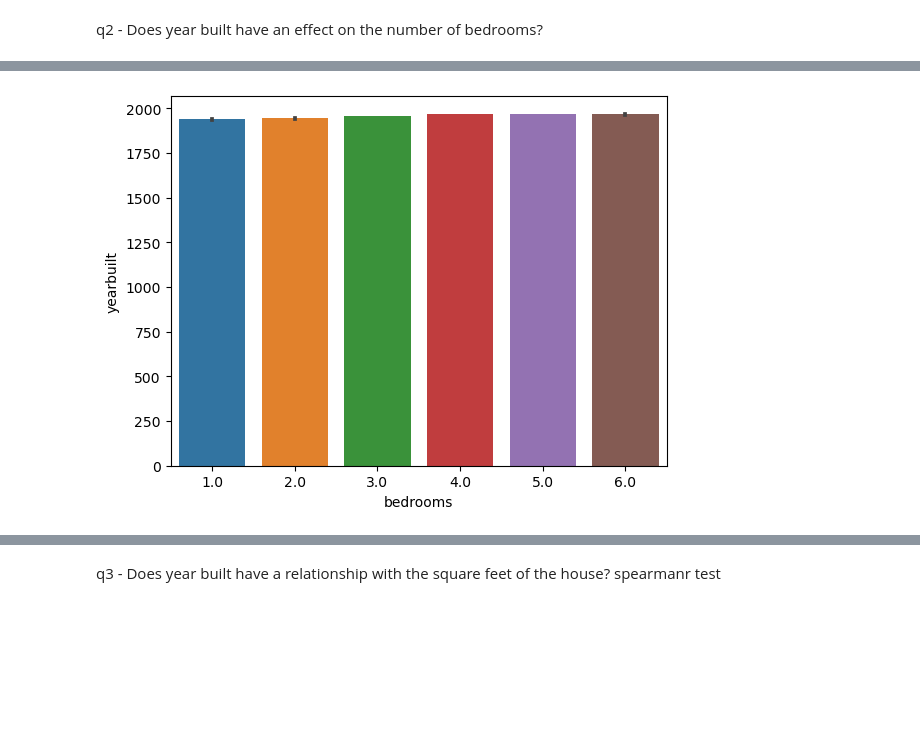
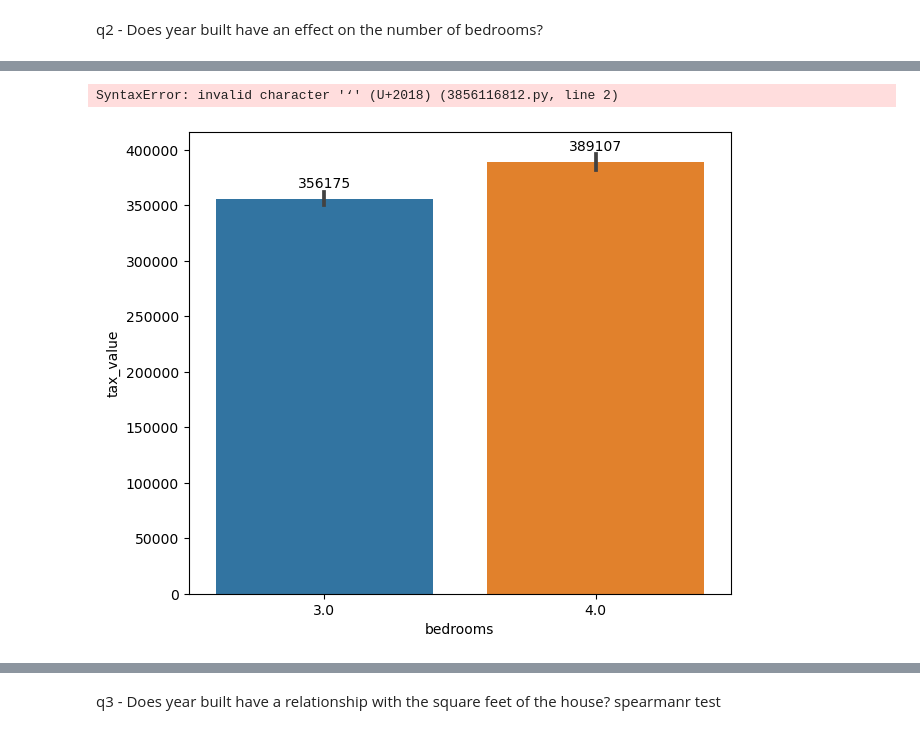
Before and after one commit to shawn-brown12/regression_project, a Jupyter notebook: workbook1.ipynb, the cells around one changed output, grey strips where cells are left out. Drawn from its saved outputs; the diff is of its cells as text; code cells hidden in the pictures; blank space fills up the shorter version.

```diff
--- a/workbook1.ipynb
+++ b/workbook1.ipynb
@@ -75,6 +75,6 @@ dtype: int64
 # %%
 df = prepare.prep_zillow(df)
 # %%
-cols = ['bedrooms', 'bathrooms', 'sqft', 'yearbuilt', 'fips']
+cols = ['bedrooms', 'bathrooms', 'sqft', 'year_built', 'fips']
 # %%
-prepare.remove_outliers(df, 2.25, cols)
+df = prepare.remove_outliers(df, 1, cols)
@@ -152,6 +154,17 @@ sns.lmplot(x='bedrooms', y='yearbuilt', data=train)
+# %%
+fig, ax = plt.subplots(figsize=(10,7))
+bplot = sns.barplot(x=‘model’,y=‘rmse’, data=rmse_df.sort_values(‘rmse’))
+plt.ylabel(‘RMSE’)
+plt.xlabel(‘Model’)
+plt.title(‘RMSE for Each Tested Model’)
+plt.ylim(0, 250000)
+ax.bar_label(bplot.containers[0], padding= 6)
+# %% [output]
+SyntaxError: invalid character '‘' (U+2018) (3856116812.py, line 2)
 # %%
-sns.barplot(x='bedrooms', y='yearbuilt', data=train)
-
+fig, ax = plt.subplots(figsize=(7,6))
+bplot = sns.barplot(x='bedrooms', y='tax_value', data=train)
+ax.bar_label(bplot.containers[0], padding= 6)
 plt.show()
 # %% [output]
-[figure, old version]
+[figure, new version]
```
Also changed, not shown: parts of 18 cells of this notebook, 3 other files.
